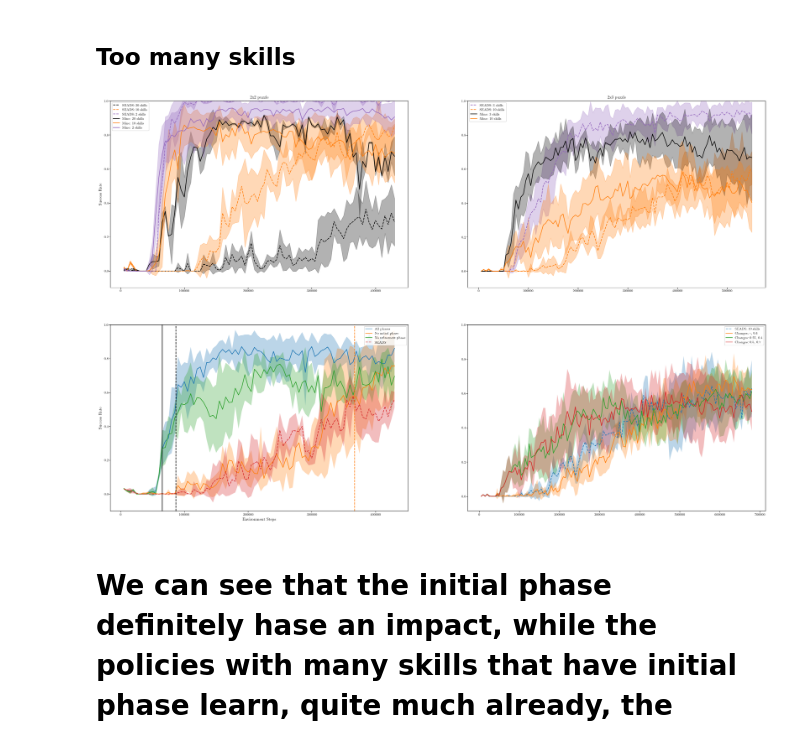
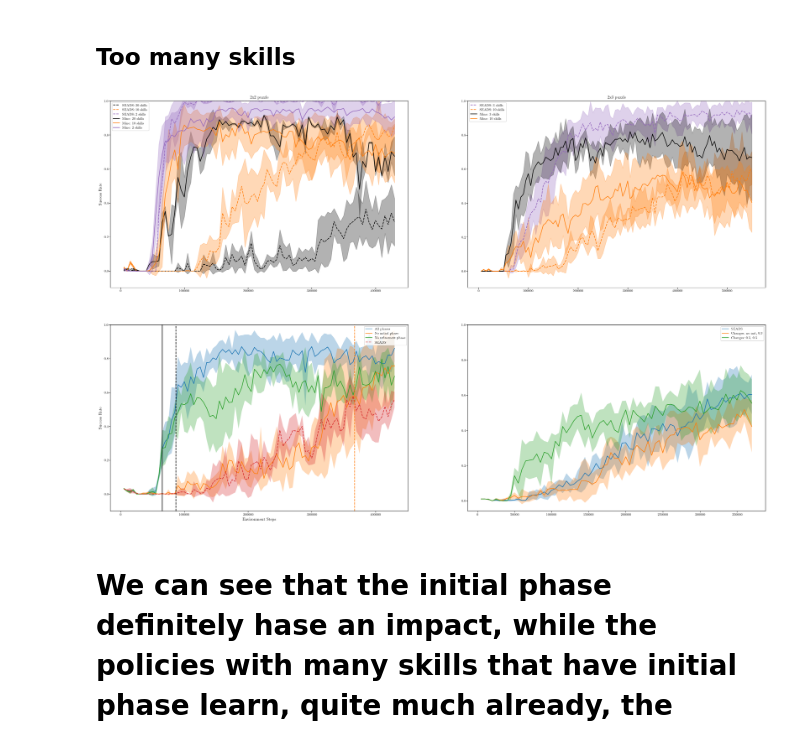
Before and after one commit to rosa-wolf/Multi-Phase-Skill-Learning-SlidingPuzzle, a Jupyter notebook: eval_data.ipynb, the cells around one changed output. Cells and saved outputs as stored; diff of their text form; code cells hidden in the pictures.

```diff
--- a/eval_data.ipynb
+++ b/eval_data.ipynb
@@ -304,6 +329,16 @@ mean_succ_2x3_0_04, std_succ_2x3_0_04 = get_parallel_succ(mine_2x3_10skills_0_04
 mean_succ_2x3_05_07, std_succ_2x3_05_07 = get_parallel_succ(mine_2x3_10skills_05_07, x_3, idx)
 mean_succ_2x3_05_09, std_succ_2x3_05_09 = get_parallel_succ(mine_2x3_10skills_05_09, x_3, idx)
 #mean_succ_2x3_03_09, std_succ_2x3_03_09 = get_parallel_succ(mine_2x3_10skills_03_09, x_3, idx)
+# %%
+x_4 = np.load(mine_2x3_10skills[0], mmap_mode='r')["timesteps"]
+idx = np.where(x_4 <= 370000)
+x_4 = x_4[idx]
+
+new_mean_succ_seads_2x3_10, new_std_succ_seads_2x3_10 = get_parallel_succ(seads_new_eval_2x3_10skills, x_4, idx)
+
+new_mean_succ_2x3_03_03, new_std_succ_2x3_03_03 = get_parallel_succ(new_refine_2x3_03_03, x_4, idx)
+new_mean_succ_2x3_0_03, new_std_succ_2x3_0_03 = get_parallel_succ(new_refine_2x3_0_03, x_4, idx)
+#new_mean_succ_2x3_05_03, new_std_succ_2x3_05_03 = get_parallel_succ(new_refine_2x3_05_03, x_4, idx)
 # %%
 fig, ax = plt.subplots(2, 2, figsize=(5*TEXTWIDTH +0.15, 5*(TEXTWIDTH + 0.15) * (5**.5 - 1) / (2)))
 
@@ -371,23 +406,35 @@ ax[0, 1].plot(x_2x3, mean_succ_2x3_10, 'tab:orange', label="Mine: 10 skills")
 ax[0, 1].fill_between(x_2x3, mean_succ_2x3_10 + std_succ_2x3_10, mean_succ_2x3_10 - std_succ_2x3_10, alpha=0.3, color='tab:orange')
 
 # compare changing criterion in 2x3 puzzle
-ax[1, 1].plot(x_3, mean_succ_seads_2x3_10_2, ls='--', label="SEADS: 10 skills")
-ax[1, 1].fill_between(x_3, mean_succ_seads_2x3_10_2 + std_succ_seads_2x3_10_2, mean_succ_seads_2x3_10_2 - std_succ_seads_2x3_10_2, alpha=0.3)
+#ax[1, 1].plot(x_3, mean_succ_seads_2x3_10_2, ls='--', label="SEADS: 10 skills")
+#ax[1, 1].fill_between(x_3, mean_succ_seads_2x3_10_2 + std_succ_seads_2x3_10_2, mean_succ_seads_2x3_10_2 - std_succ_seads_2x3_10_2, alpha=0.3)
+#
+##ax[1, 1].plot(x_3, mean_succ_2x3_10_2, label="Changes: 0.3, 0.5")
+##ax[1, 1].fill_between(x_3, mean_succ_2x3_10_2 + std_succ_2x3_10_2, mean_succ_2x3_10_2 - std_succ_2x3_10_2, alpha=0.3)
+#
+##ax[1, 1].plot(x_3, mean_succ_2x3_03_09, label="Changes: 0.3, 0.9")
+##ax[1, 1].fill_between(x_3, mean_succ_2x3_03_09 + std_succ_2x3_03_09, mean_succ_2x3_03_09 - std_succ_2x3_03_09, alpha=0.3)
+#
+#ax[1, 1].plot(x_3, mean_succ_2x3_0_04, label="Changes: -, 0.4")
+#ax[1, 1].fill_between(x_3, mean_succ_2x3_0_04 + std_succ_2x3_0_04, mean_succ_2x3_0_04 - std_succ_2x3_0_04, alpha=0.3)
+#
+#ax[1, 1].plot(x_3, mean_succ_2x3_025_04, label="Changes: 0.25, 0.4")
+#ax[1, 1].fill_between(x_3, mean_succ_2x3_025_04 + std_succ_2x3_025_04, mean_succ_2x3_025_04 - std_succ_2x3_025_04, alpha=0.3)
+#
+#ax[1, 1].plot(x_3, mean_succ_2x3_05_07, label="Changes: 0.5, 0.7")
+#ax[1, 1].fill_between(x_3, mean_succ_2x3_05_07 + std_succ_2x3_05_07, mean_succ_2x3_05_07 - std_succ_2x3_05_07, alpha=0.3)
 
-#ax[1, 1].plot(x_3, mean_succ_2x3_10_2, label="Changes: 0.3, 0.5")
-#ax[1, 1].fill_between(x_3, mean_succ_2x3_10_2 + std_succ_2x3_10_2, mean_succ_2x3_10_2 - std_succ_2x3_10_2, alpha=0.3)
+ax[1, 1].plot(x_4, new_mean_succ_seads_2x3_10, label="SEADS")
+ax[1, 1].fill_between(x_4, new_mean_succ_seads_2x3_10 + new_std_succ_seads_2x3_10, new_mean_succ_seads_2x3_10 - new_std_succ_seads_2x3_10, alpha=0.3)
 
-#ax[1, 1].plot(x_3, mean_succ_2x3_03_09, label="Changes: 0.3, 0.9")
-#ax[1, 1].fill_between(x_3, mean_succ_2x3_03_09 + std_succ_2x3_03_09, mean_succ_2x3_03_09 - std_succ_2x3_03_09, alpha=0.3)
+ax[1, 1].plot(x_4, new_mean_succ_2x3_0_03, label="Changes: no init, 0.3")
+ax[1, 1].fill_between(x_4, new_mean_succ_2x3_0_03 + new_std_succ_2x3_0_03, new_mean_succ_2x3_0_03 - new_std_succ_2x3_0_03, alpha=0.3)
 
-ax[1, 1].plot(x_3, mean_succ_2x3_0_04, label="Changes: -, 0.4")
-ax[1, 1].fill_between(x_3, mean_succ_2x3_0_04 + std_succ_2x3_0_04, mean_succ_2x3_0_04 - std_succ_2x3_0_04, alpha=0.3)
+ax[1, 1].plot(x_4, new_mean_succ_2x3_03_03, label="Changes: 0.3, 0.3")
+ax[1, 1].fill_between(x_4, new_mean_succ_2x3_03_03 + new_std_succ_2x3_03_03, new_mean_succ_2x3_03_03 - new_std_succ_2x3_03_03, alpha=0.3)
 
-ax[1, 1].plot(x_3, mean_succ_2x3_025_04, label="Changes: 0.25, 0.4")
-ax[1, 1].fill_between(x_3, mean_succ_2x3_025_04 + std_succ_2x3_025_04, mean_succ_2x3_025_04 - std_succ_2x3_025_04, alpha=0.3)
-
-ax[1, 1].plot(x_3, mean_succ_2x3_05_07, label="Changes: 0.5, 0.7")
-ax[1, 1].fill_between(x_3, mean_succ_2x3_05_07 + std_succ_2x3_05_07, mean_succ_2x3_05_07 - std_succ_2x3_05_07, alpha=0.3)
+#ax[1, 1].plot(x_4, new_mean_succ_2x3_05_03, label="Changes: 0.5, 0.3")
+#ax[1, 1].fill_between(x_4, new_mean_succ_2x3_05_03 + new_std_succ_2x3_05_03, new_mean_succ_2x3_05_03 - new_std_succ_2x3_05_03, alpha=0.3)
 
 
 
@@ -397,34 +444,34 @@ ax[1, 1].fill_between(x_3, mean_succ_2x3_05_07 + std_succ_2x3_05_07, mean_succ_2
 #ax[0].axvline(x=93799, c='tab:blue')
 
 ax[1, 0].axvline(x=(65795 + 69128 + 59152 + 68020)/4, c='black')
 ax[1, 0].axvline(x=(77528 + 88377 + 74437 + 106495)/4, c='black', ls='--')
 ax[1, 0].axvline(x=(435381 + 418033 + 303082 + 312552)/4, c='tab:orange', ls='--')
 
 ax[0, 0].set_title("2x2 puzzle")
 ax[0, 1].set_title("2x3 puzzle")
 
 ax[0, 0].set_ylim(top=1.)
 ax[0, 1].set_ylim(top=1.)
 ax[1, 0].set_ylim(top=1.)
 ax[1, 1].set_ylim(top=1.)
 
 ax[0, 0].legend()
 ax[1, 0].legend()
 ax[0, 1].legend()
 ax[1, 1].legend()
 
 ax[1, 0].set_xlabel('Environment Steps')
 ax[0, 0].set_ylabel('Success Rate')
 ax[1, 0].set_ylabel('Success Rate')
 #handles, labels = ax[0].get_legend_handles_labels()
 
 #fig.legend(handles, labels, ncol=2, bbox_to_anchor=(0.7,1.1))
 plt.savefig("Comparison-numskills.pdf",
             bbox_inches='tight', dpi=plt.gcf().dpi)#,
             #dpi=1000)
 plt.show()
 # %% [output]
-[figure, old version]
+[figure, new version]
 # %% [markdown]
 # We can see that the initial phase definitely hase an impact, while the policies with many skills that have initial phase learn, quite much already, the policies with SEADS for 14 and 10 skills show no increase in performance at all in these first couple of steps
 
```
Also changed, not shown: parts of 4 cells of this notebook, 9 other files.
